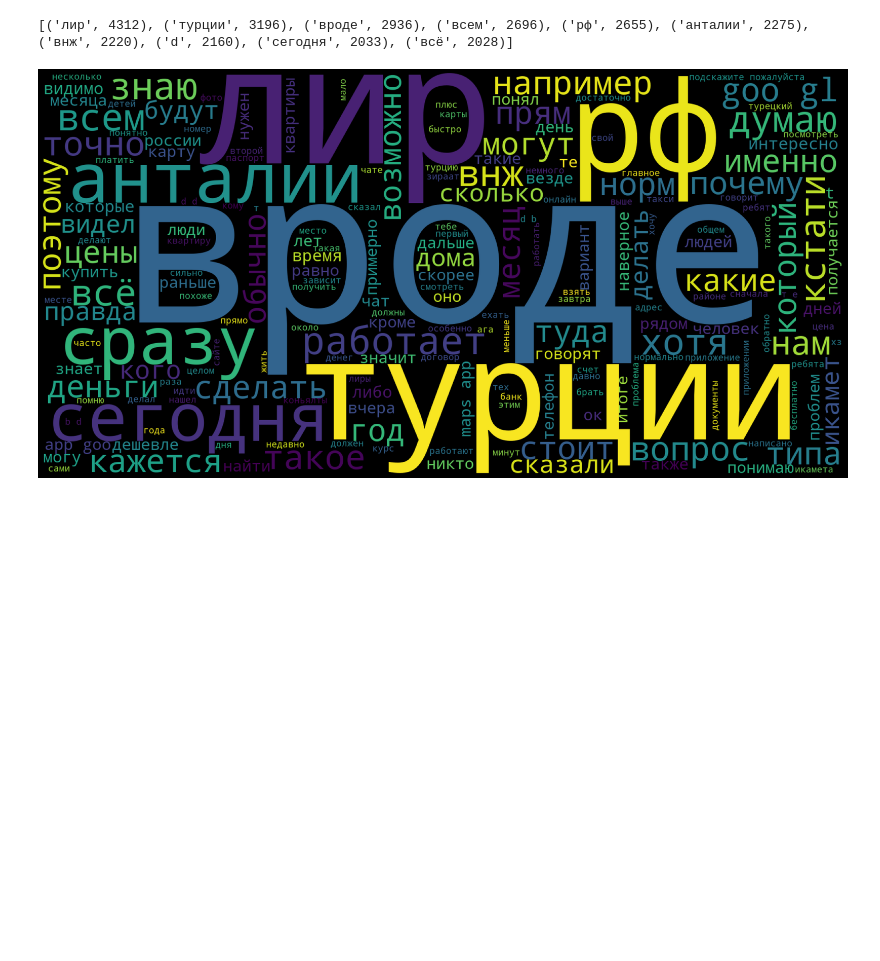
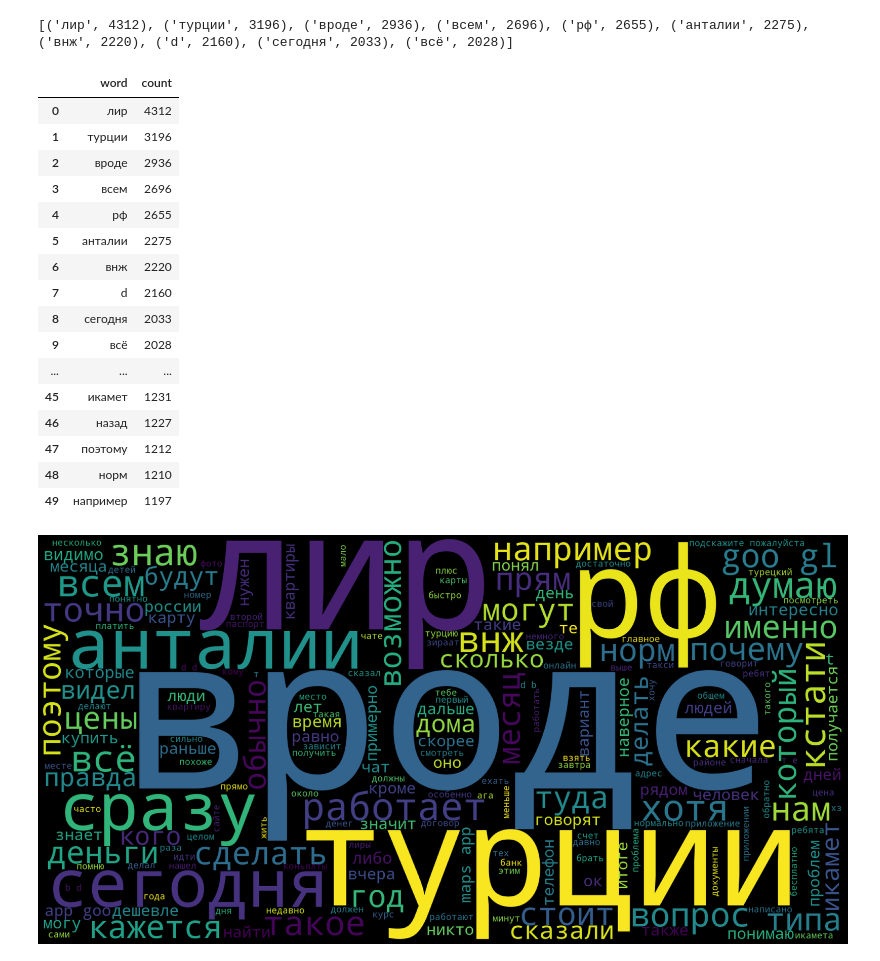
Before and after one commit to DmitriiK/telegram-automation, a Jupyter notebook: telega2pandas.ipynb, the cells around one changed output. Cells and saved outputs as stored; diff of their text form; code cells hidden in the pictures; blank space fills up the shorter version.

```diff
--- a/telega2pandas.ipynb
+++ b/telega2pandas.ipynb
@@ -311,6 +311,28 @@ fdist_sw = FreqDist(text)
 print(fdist_sw.most_common(10))
 # %% [output]
 [('лир', 4312), ('турции', 3196), ('вроде', 2936), ('всем', 2696), ('рф', 2655), ('анталии', 2275), ('внж', 2220), ('d', 2160), ('сегодня', 2033), ('всё', 2028)]
+# %%
+# display most frequent words
+df_fq = pd.DataFrame(fdist_sw.most_common(50), columns=['word', 'count'])
+df_fq
+# %% [output]
+|  | word | count |
+| 0 | лир | 4312 |
+| 1 | турции | 3196 |
+| 2 | вроде | 2936 |
+| 3 | всем | 2696 |
+| 4 | рф | 2655 |
+| 5 | анталии | 2275 |
+| 6 | внж | 2220 |
+| 7 | d | 2160 |
+| 8 | сегодня | 2033 |
+| 9 | всё | 2028 |
+| ... | ... | ... |
+| 45 | икамет | 1231 |
+| 46 | назад | 1227 |
+| 47 | поэтому | 1212 |
+| 48 | норм | 1210 |
+| 49 | например | 1197 |
 # %%
 from wordcloud import WordCloud
 import matplotlib.pyplot as plt
```
Also changed, not shown: parts of 1 cell of this notebook, 3 other files.
